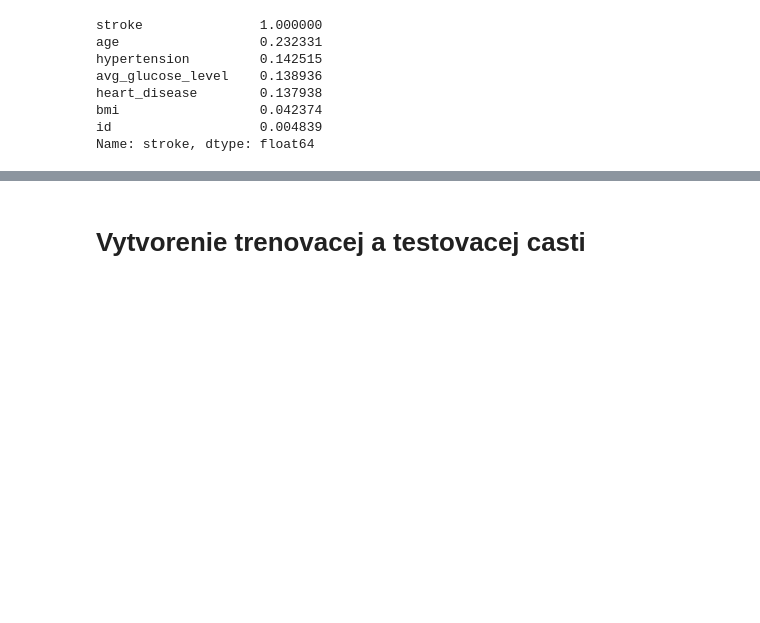
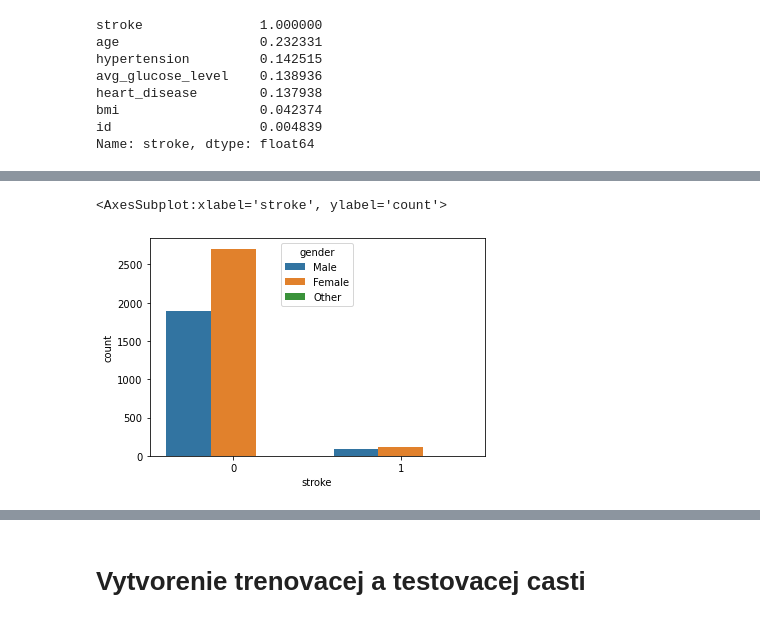
Before and after one commit to risomisek/machineLearning, a Jupyter notebook: PaloRisoML-stroke_rate.ipynb, the cells around one changed output, grey strips where cells are left out. Saved outputs shown, nothing was run; the diff lists cells and outputs as text; code cells hidden in the pictures; blank space fills up the shorter version.

```diff
--- a/PaloRisoML-stroke_rate.ipynb
+++ b/PaloRisoML-stroke_rate.ipynb
@@ -266,0 +252,6 @@ dtype: object
+# %%
+#pomer infarktov medzi pohlaviami
+sns.countplot(x = "stroke",data=df_wo_out,hue="gender")
+# %% [output]
+<AxesSubplot:xlabel='stroke', ylabel='count'>
+[figure, added]
```
Also changed, not shown: parts of 17 cells of this notebook.
